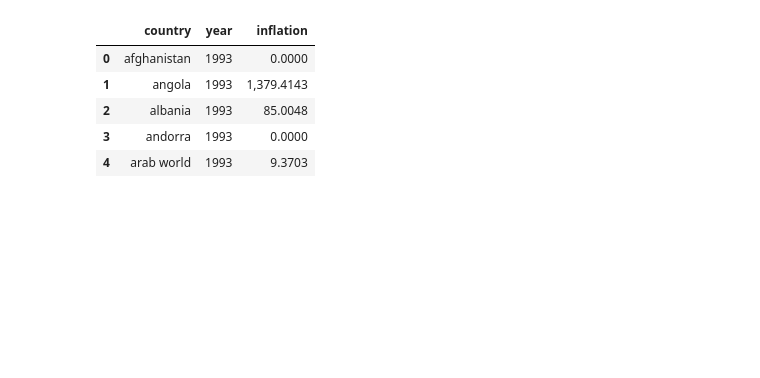
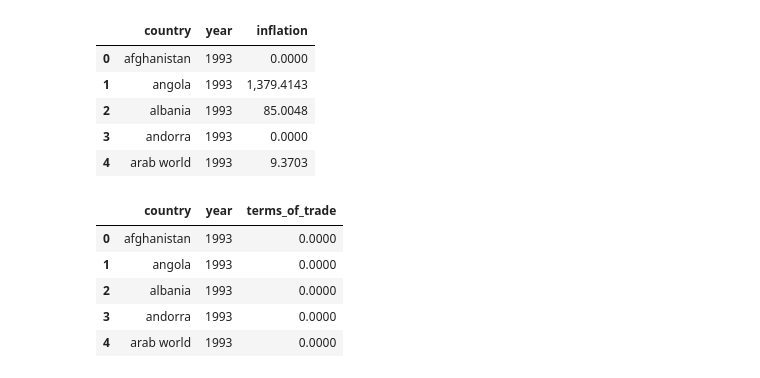
Before and after one commit to feliuserra/Luminosity, a Jupyter notebook: notebooks/model-dynamic_panel_regression.ipynb, the cells around one changed output. Saved outputs shown, nothing was run; the diff lists cells and outputs as text; code cells hidden in the pictures; blank space fills up the shorter version.

```diff
--- a/notebooks/model-dynamic_panel_regression.ipynb
+++ b/notebooks/model-dynamic_panel_regression.ipynb
@@ -86,3 +106,21 @@ inflation.head()
 | 2 | albania | 1993 | 85.0048 |
 | 3 | andorra | 1993 | 0.0000 |
 | 4 | arab world | 1993 | 9.3703 |
+# %%
+tot_path = '../data/external/' +\
+    'terms_of_trade.csv'
+terms_of_trade = pd.read_csv(tot_path, encoding = "ISO-8859-1", skiprows=[1]).rename(columns={'Country Name': 'country'})\
+    .drop(['Country Code', 'Indicator Name', 'Indicator Code', 'Unnamed: 61'], axis=1).set_index('country').fillna(0)
+
+terms_of_trade = terms_of_trade[[c for c in terms_of_trade.columns if int(c) > 1992 & int(c) < 2014]].reset_index()
+terms_of_trade = pd.melt(terms_of_trade, id_vars=['country'], value_vars=[str(y) for y in range(1993,2014)])\
+    .rename(columns={'variable': 'year', 'value': 'terms_of_trade'})
+terms_of_trade['country'] = terms_of_trade['country'].apply(lambda c: str(c).lower())
+terms_of_trade.head()
+# %% [output]
+|  | country | year | terms_of_trade |
+| 0 | afghanistan | 1993 | 0.0000 |
+| 1 | angola | 1993 | 0.0000 |
+| 2 | albania | 1993 | 0.0000 |
+| 3 | andorra | 1993 | 0.0000 |
+| 4 | arab world | 1993 | 0.0000 |
```
Also changed, not shown: parts of 22 cells of this notebook.
